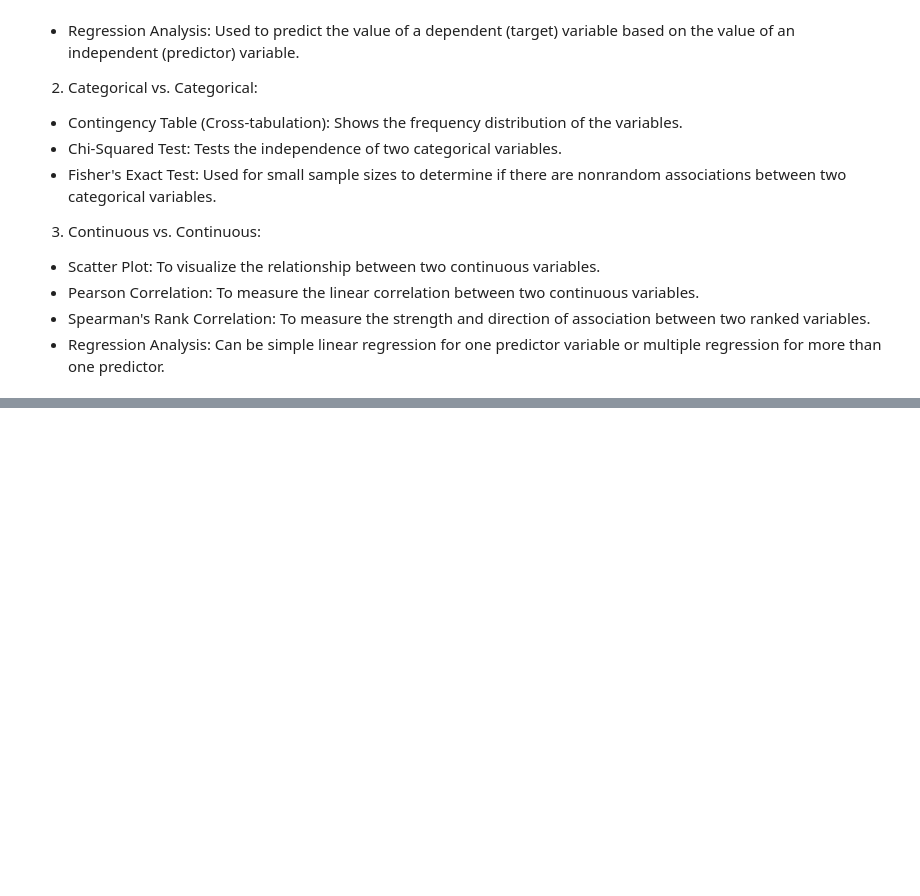
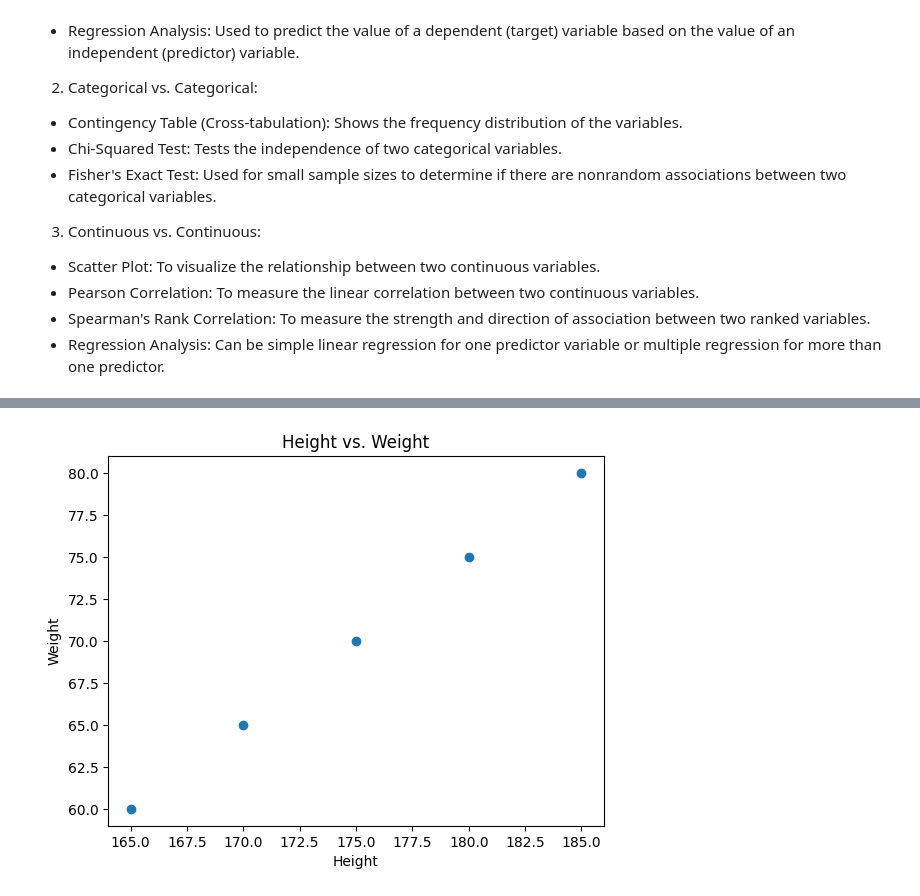
Before and after one commit to Zenobia000/iSpan_python-DA-cookbooks, a Jupyter notebook: pandas/1-7-3 Pandas DataFrame 統計檢定-多變量_連續vs連續.ipynb, the cells around one changed output, grey strips where cells are left out. Drawn from its saved outputs; the diff is of its cells as text; code cells hidden in the pictures; blank space fills up the shorter version.

```diff
--- a/pandas/1-7-3 Pandas DataFrame 統計檢定-多變量_連續vs連續.ipynb
+++ b/pandas/1-7-3 Pandas DataFrame 統計檢定-多變量_連續vs連續.ipynb
@@ -257,0 +43,17 @@ P-value: 1.0
+# %%
+import matplotlib.pyplot as plt
+import pandas as pd
+
+# 生成數據集的例子
+data = {'height': [165, 170, 175, 180, 185],
+        'weight': [60, 65, 70, 75, 80]}
+df = pd.DataFrame(data)
+
+# 散點圖
+plt.scatter(df['height'], df['weight'])
+plt.xlabel('Height')
+plt.ylabel('Weight')
+plt.title('Height vs. Weight')
+plt.show()
+# %% [output]
+[figure, added]
```
Also changed, not shown: parts of 16 cells of this notebook, 1 other file.
